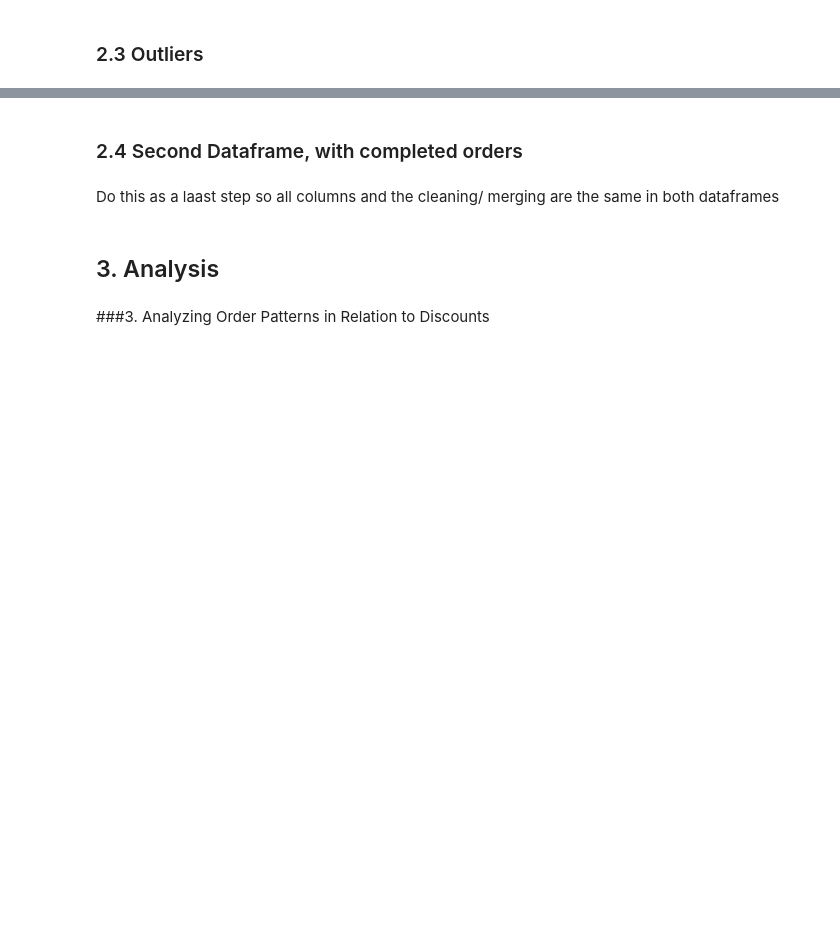
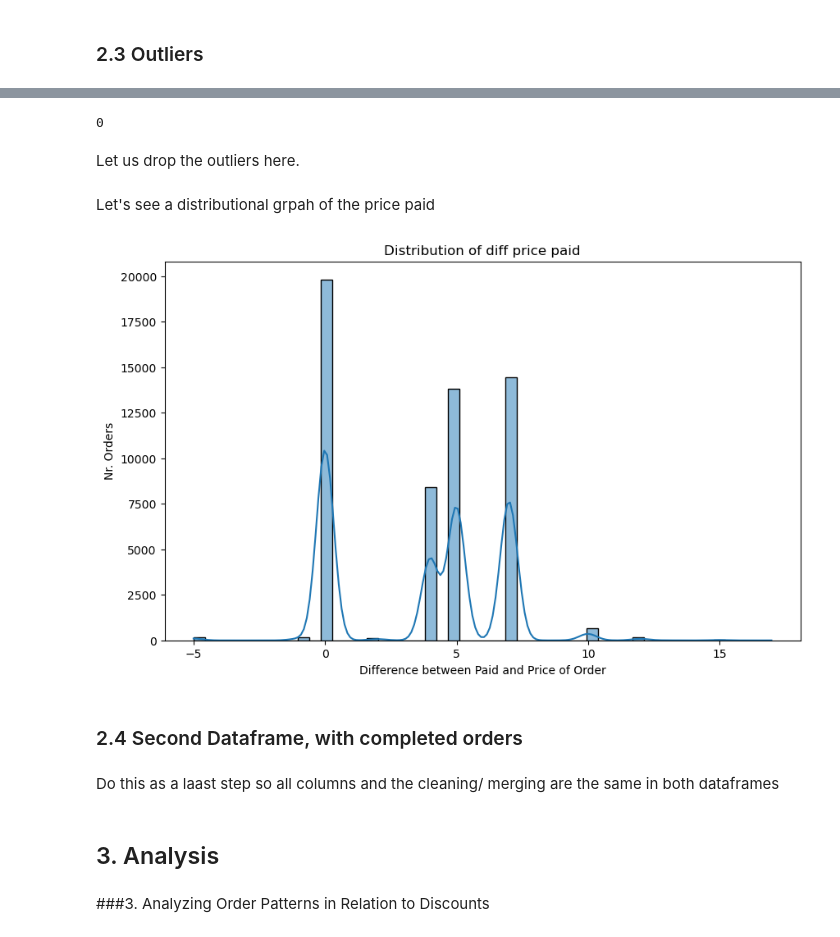
Before and after one commit to MerleSt/Eniac, a Jupyter notebook: Eniac.ipynb, the cells around one changed output, grey strips where cells are left out. Cells and saved outputs as stored; diff of their text form; code cells hidden in the pictures; blank space fills up the shorter version.

```diff
--- a/Eniac.ipynb
+++ b/Eniac.ipynb
@@ -121,3 +108,32 @@ df[['state', 'diff_paid_totalprice']].head(50)
+# %%
+Q1 = df['diff_paid_totalprice'].quantile(0.25)
+Q3 = df['diff_paid_totalprice'].quantile(0.75)
+IQR = Q3 - Q1
+
+# Define bounds
+lower_bound = Q1 - 1.5 * IQR
+upper_bound = Q3 + 1.5 * IQR
+
+# Filter outliers
+outliers = df[(df['diff_paid_totalprice'] < lower_bound) | (df['diff_paid_totalprice'] > upper_bound)]
+outliers['diff_paid_totalprice'].count()
+# %% [output]
+0
+# %% [markdown]
+Let us drop the outliers here.
+# %%
+df = df.loc[~df['diff_paid_totalprice'].isin(outliers['diff_paid_totalprice'])]
+# %% [markdown]
+Let's see a distributional grpah of the price paid
+# %%
+plt.figure(figsize=(10,6))
+sns.histplot(df['diff_paid_totalprice'], bins=50, kde=True)
+plt.title('Distribution of diff price paid')
+plt.xlabel('Difference between Paid and Price of Order')
+plt.ylabel('Nr. Orders')
+plt.show()
+# %% [output]
+[figure, added]
 # %% [markdown]
 ### 2.4 Second Dataframe, with completed orders
 # %% [markdown]
```
Also changed, not shown: parts of 11 cells of this notebook.
